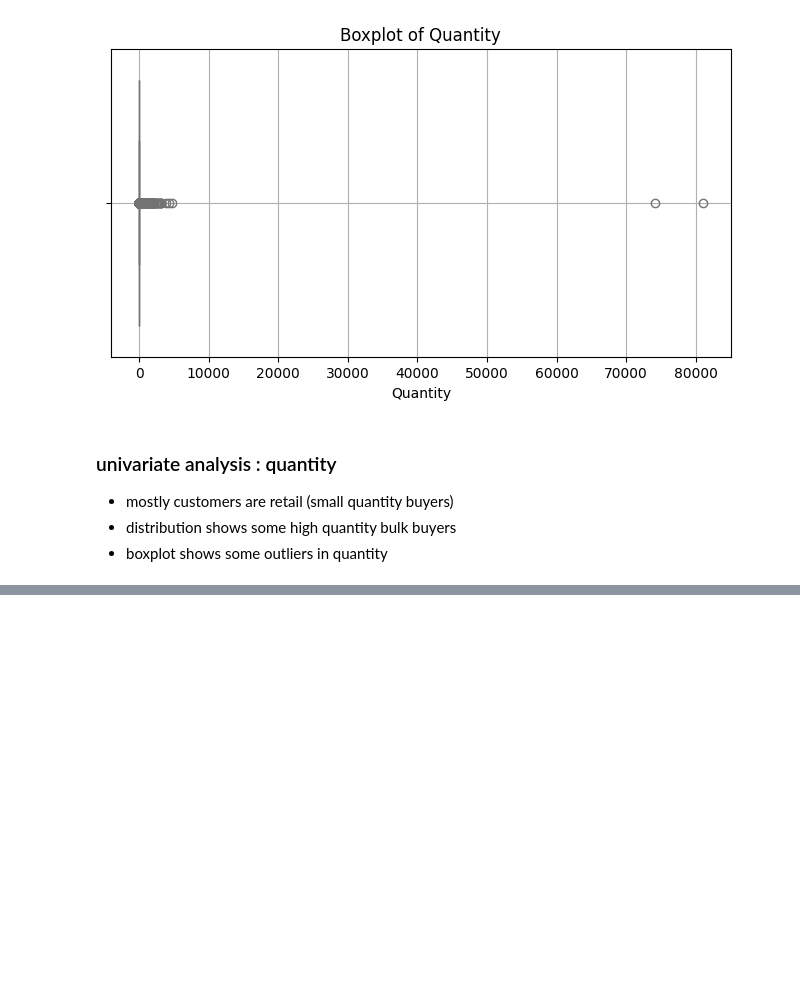
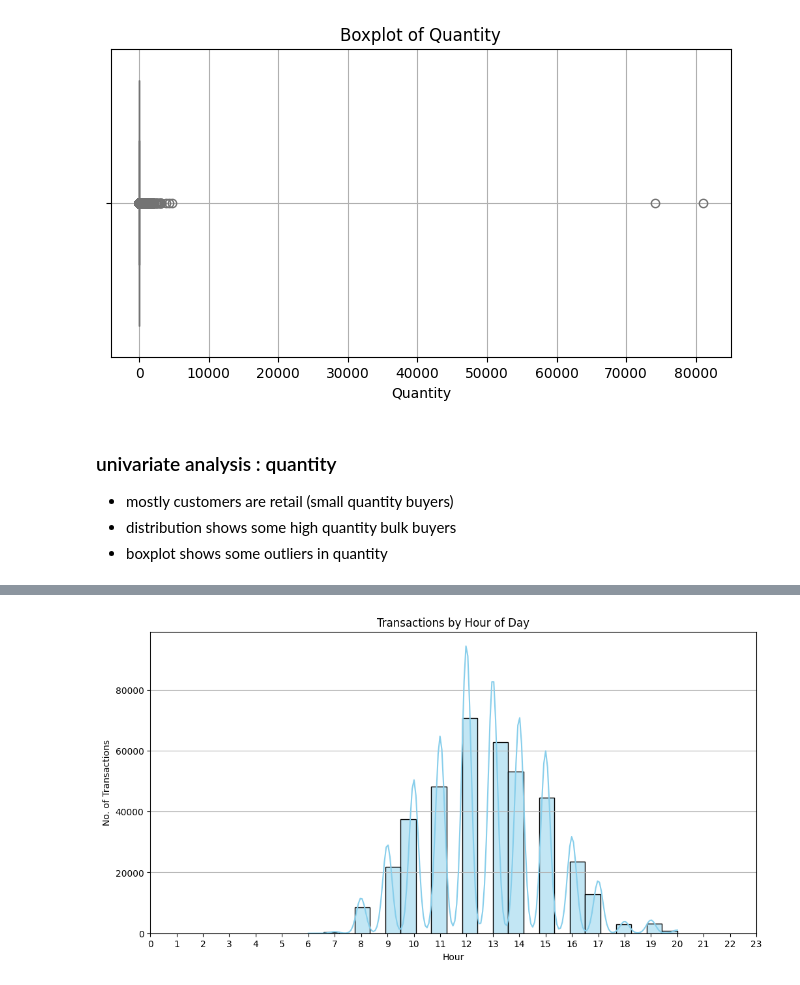
Before and after one commit to anuragchaubey1224/customer-segmentation, a Jupyter notebook: notebooks/eda.ipynb, the cells around one changed output, grey strips where cells are left out. Drawn from its saved outputs; the diff is of its cells as text; code cells hidden in the pictures; blank space fills up the shorter version.

```diff
--- a/notebooks/eda.ipynb
+++ b/notebooks/eda.ipynb
@@ -750,0 +793,12 @@ plt.show()
+# %%
+# hourly transaction pattern
+plt.figure(figsize=(12,6))
+sns.histplot(df['Hour'], bins=24, kde=True, color='skyblue')
+plt.title('Transactions by Hour of Day')
+plt.xlabel('Hour')
+plt.ylabel('No. of Transactions')
+plt.xticks(range(0,24))
+plt.grid(axis='y')
+plt.show()
+# %% [output]
+[figure, added]
```
Also changed, not shown: parts of 11 cells of this notebook.
